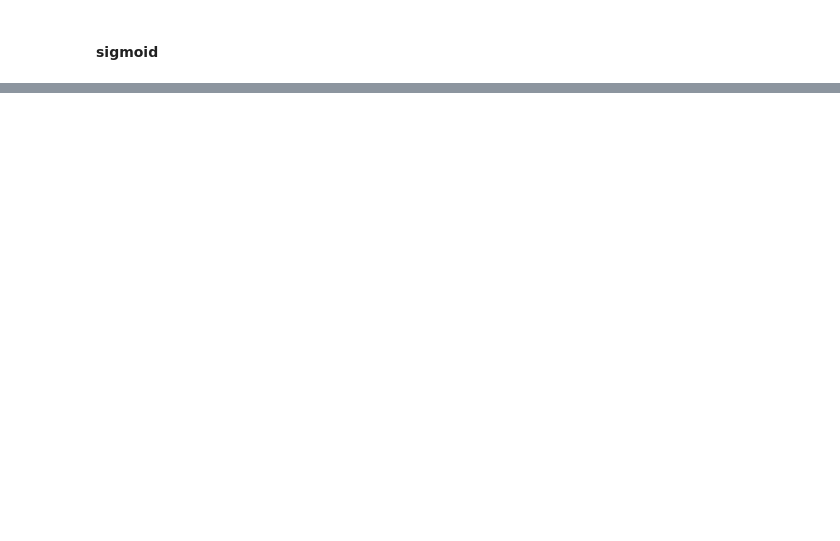
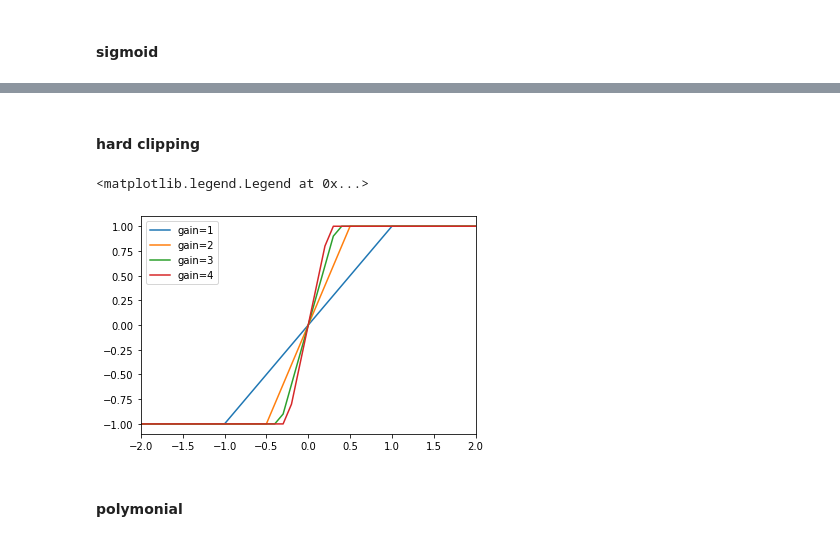
Before and after one commit to letrout/dsp, a Jupyter notebook: doc/distortion.ipynb, the cells around one changed output, grey strips where cells are left out. Cells and saved outputs as stored; diff of their text form; code cells hidden in the pictures; blank space fills up the shorter version.

```diff
--- a/doc/distortion.ipynb
+++ b/doc/distortion.ipynb
@@ -32,2 +40,11 @@ plt.plot(x, np.tanh(x), x, tanh_alt(x))
 # %% [markdown]
 #### sigmoid
+# %%
+def sigmoid_bipolar(x, gain=1):
+    y = x * gain
+    return (1 - np.exp(-y)) / (1 + np.exp(-y))
+
+for i in [1, 2, 3, 4]:
+    plt.plot(x, sigmoid_bipolar(x, gain=i), label='gain={}'.format(i))
+plt.xlim(-5, 5)
+plt.legend()
@@ -33,0 +54,16 @@ plt.plot(x, np.tanh(x), x, tanh_alt(x))
+# %% [markdown]
+#### hard clipping
+# %%
+def hard_clipping(x, gain=1):
+    y = x * gain
+    return np.where(y > 1, 1, np.where(y < -1, -1, y))
+
+for i in [1, 2, 3, 4]:
+    plt.plot(x, hard_clipping(x, gain=i), label='gain={}'.format(i))
+plt.xlim(-2, 2)
+plt.legend()
+# %% [output]
+<matplotlib.legend.Legend at 0x...>
+[figure, added]
+# %% [markdown]
+#### polymonial
```
Also changed, not shown: parts of 13 cells of this notebook.
